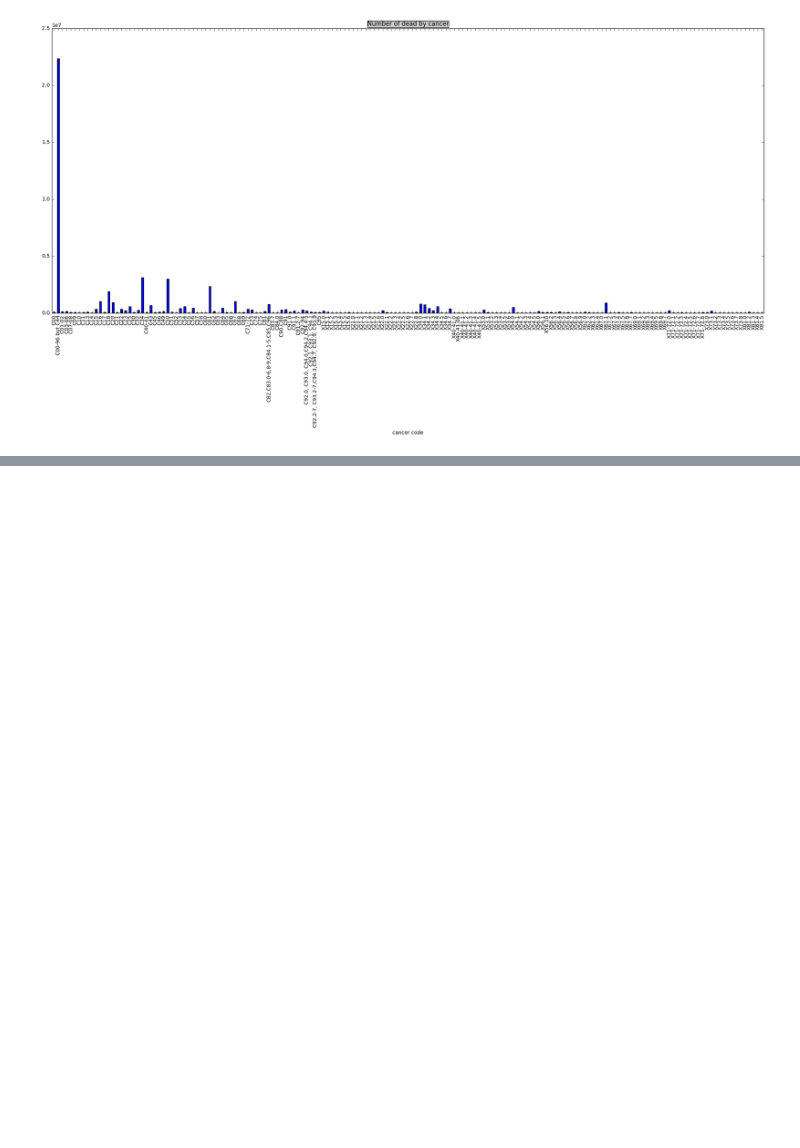
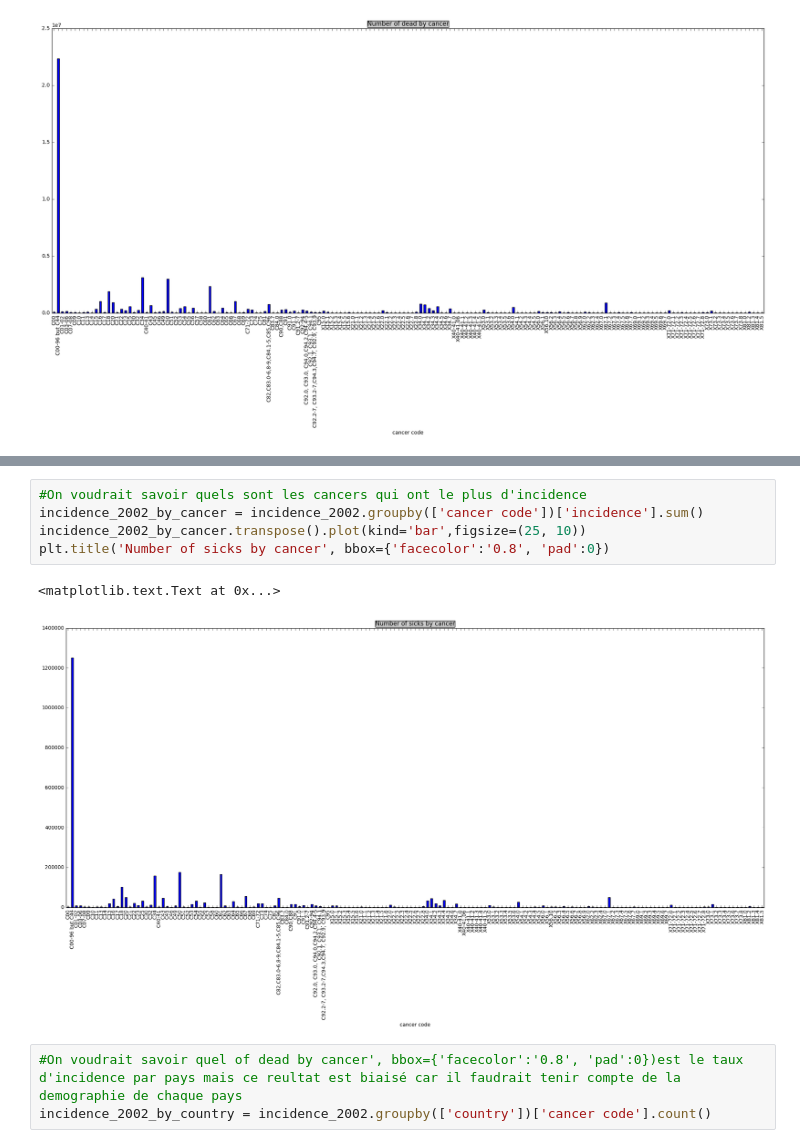
Before and after one commit to assitanDiarra/ENSAE_Python, a Jupyter notebook: cancer1.ipynb, the cells around one changed output, grey strips where cells are left out. Cells and saved outputs as stored; diff of their text form; blank space fills up the shorter version.

```diff
--- a/cancer1.ipynb
+++ b/cancer1.ipynb
@@ -111 +127,12 @@ training_by_country = training.groupby(['pays'])['cancer code'].sum()
+# %%
+#On voudrait savoir quels sont les cancers qui ont le plus d'incidence
+incidence_2002_by_cancer = incidence_2002.groupby(['cancer code'])['incidence'].sum()
+incidence_2002_by_cancer.transpose().plot(kind='bar',figsize=(25, 10))
+plt.title('Number of sicks by cancer', bbox={'facecolor':'0.8', 'pad':0})
+# %% [output]
+<matplotlib.text.Text at 0x...>
+[figure, added]
+# %%
+#On voudrait savoir quel of dead by cancer', bbox={'facecolor':'0.8', 'pad':0})est le taux d'incidence par pays mais ce reultat est biaisé car il faudrait tenir compte de la demographie de chaque pays
+incidence_2002_by_country = incidence_2002.groupby(['country'])['cancer code'].count()
 # %%
```
Also changed, not shown: parts of 28 cells of this notebook.
